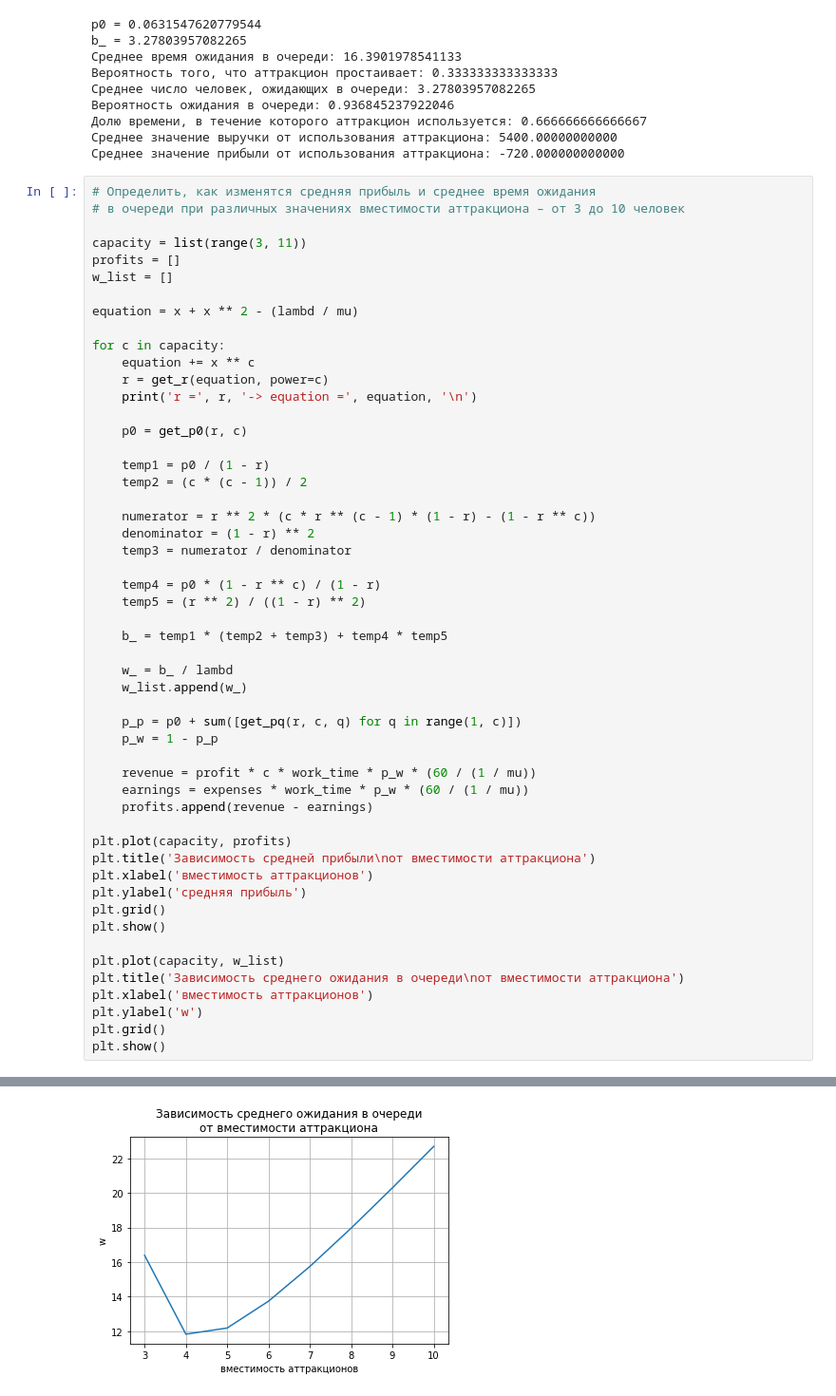
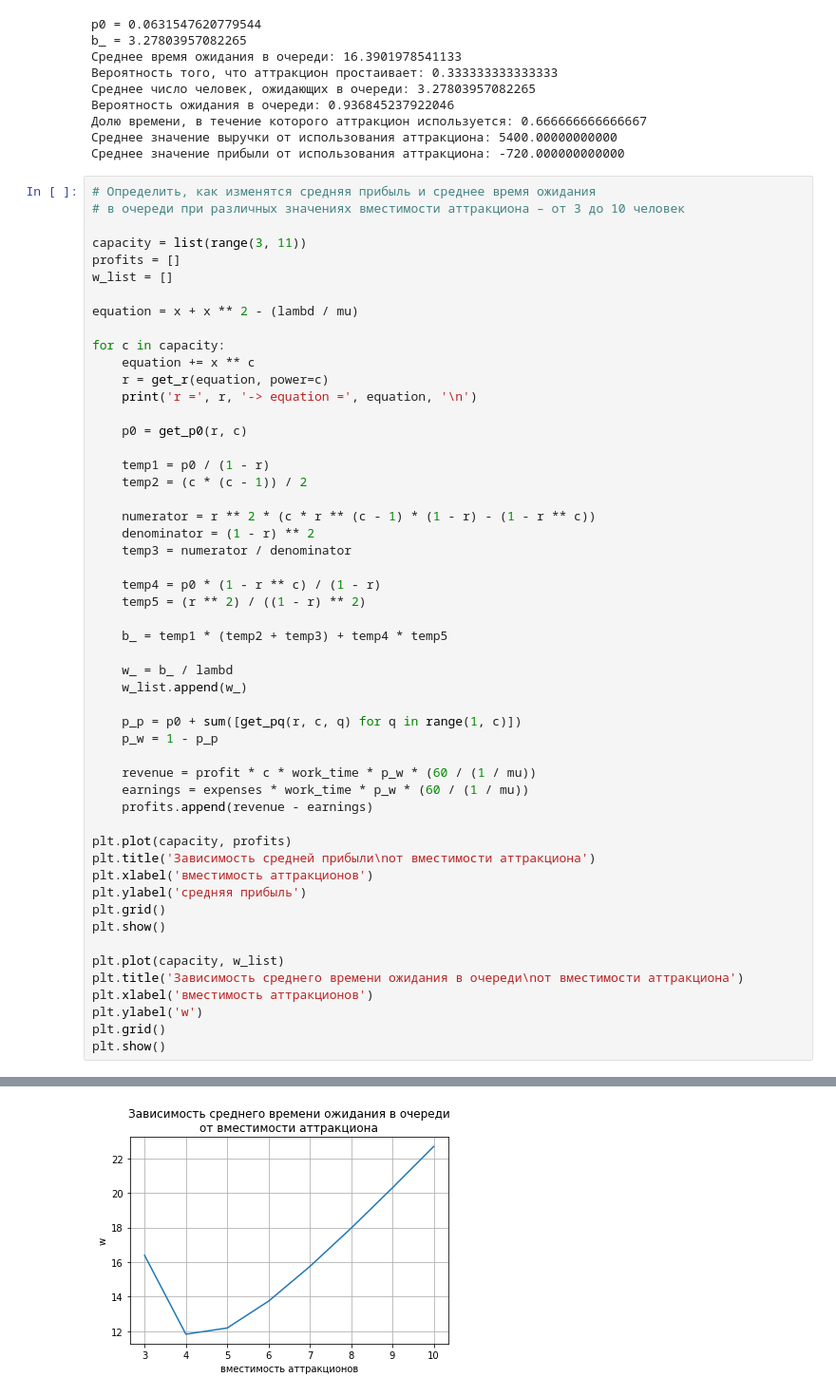
Before and after one commit to VictoriaGurkova/Models-and-Methods-of-Queuing-Theory, a Jupyter notebook: 8 semester/task5.ipynb, the cells around one changed output, grey strips where cells are left out. Shown at 95% size. Saved outputs shown, nothing was run; the diff lists cells and outputs as text.

```diff
--- a/8 semester/task5.ipynb
+++ b/8 semester/task5.ipynb
@@ -121,32 +121,32 @@ for c in capacity:
 
 plt.plot(capacity, profits)
 plt.title('Зависимость средней прибыли\nот вместимости аттракциона')
 plt.xlabel('вместимость аттракционов')
 plt.ylabel('средняя прибыль')
 plt.grid()
 plt.show()
 
 plt.plot(capacity, w_list)
-plt.title('Зависимость среднего ожидания в очереди\nот вместимости аттракциона')
+plt.title('Зависимость среднего времени ожидания в очереди\nот вместимости аттракциона')
 plt.xlabel('вместимость аттракционов')
 plt.ylabel('w')
 plt.grid()
 plt.show()
 # %% [output]
 r = 0.810535713766137 -> equation = x**3 + x**2 + x - 2.0
 
 r = 0.741270910566002 -> equation = x**4 + x**3 + x**2 + x - 2.0
 
 r = 0.709011195150870 -> equation = x**5 + x**4 + x**3 + x**2 + x - 2.0
 
 r = 0.691994437613488 -> equation = x**6 + x**5 + x**4 + x**3 + x**2 + x - 2.0
 
 r = 0.682327803828019 -> equation = x**7 + x**6 + x**5 + x**4 + x**3 + x**2 + x - 2.0
 
 r = 0.676567688589135 -> equation = x**8 + x**7 + x**6 + x**5 + x**4 + x**3 + x**2 + x - 2.0
 
 r = 0.673022533611638 -> equation = x**9 + x**8 + x**7 + x**6 + x**5 + x**4 + x**3 + x**2 + x - 2.0
 
 r = 0.670790841970839 -> equation = x**10 + x**9 + x**8 + x**7 + x**6 + x**5 + x**4 + x**3 + x**2 + x - 2.0
 [figure]
-[figure, old version]
+[figure, new version]
```
Also changed, not shown: parts of 1 cell of this notebook, 2 other files.
